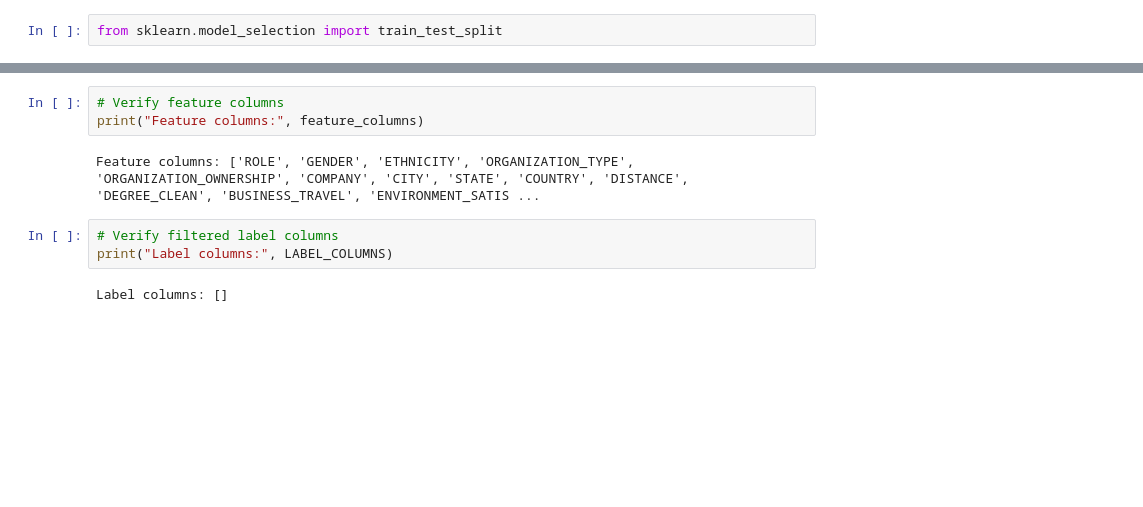
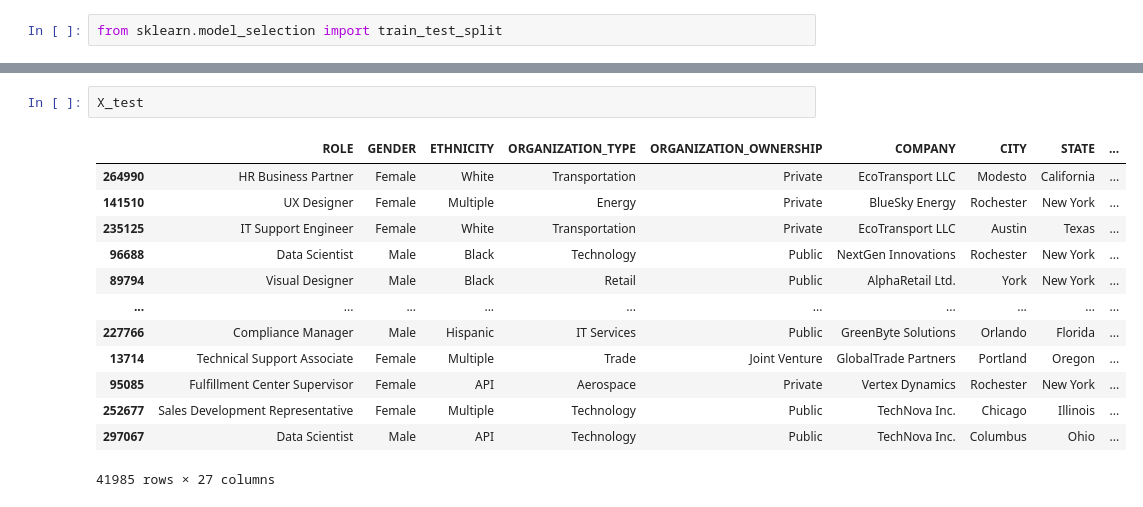
Before and after one commit to Vishal80990/Attrition-Analytic-across-various-sectors, a Jupyter notebook: NEW.ipynb, the cells around one changed output, grey strips where cells are left out. Cells and saved outputs as stored; diff of their text form; blank space fills up the shorter version.

```diff
--- a/NEW.ipynb
+++ b/NEW.ipynb
@@ -153,10 +169,16 @@ ValueError: Found input variables with inconsistent numbers of samples: [209924,
-# %%
-# Verify feature columns
-print("Feature columns:", feature_columns)
-# %% [output]
-Feature columns: ['ROLE', 'GENDER', 'ETHNICITY', 'ORGANIZATION_TYPE', 'ORGANIZATION_OWNERSHIP', 'COMPANY', 'CITY', 'STATE', 'COUNTRY', 'DISTANCE', 'DEGREE_CLEAN', 'BUSINESS_TRAVEL', 'ENVIRONMENT_SATIS ...
-# %%
-# Verify filtered label columns
-print("Label columns:", LABEL_COLUMNS)
-# %% [output]
-Label columns: []
+# %%
+X_test
+# %% [output]
+|  | ROLE | GENDER | ETHNICITY | ORGANIZATION_TYPE | ORGANIZATION_OWNERSHIP | COMPANY | CITY | STATE | ... |
+| 264990 | HR Business Partner | Female | White | Transportation | Private | EcoTransport LLC | Modesto | California | ... |
+| 141510 | UX Designer | Female | Multiple | Energy | Private | BlueSky Energy | Rochester | New York | ... |
+| 235125 | IT Support Engineer | Female | White | Transportation | Private | EcoTransport LLC | Austin | Texas | ... |
+| 96688 | Data Scientist | Male | Black | Technology | Public | NextGen Innovations | Rochester | New York | ... |
+| 89794 | Visual Designer | Male | Black | Retail | Public | AlphaRetail Ltd. | York | New York | ... |
+| ... | ... | ... | ... | ... | ... | ... | ... | ... | ... |
+| 227766 | Compliance Manager | Male | Hispanic | IT Services | Public | GreenByte Solutions | Orlando | Florida | ... |
+| 13714 | Technical Support Associate | Female | Multiple | Trade | Joint Venture | GlobalTrade Partners | Portland | Oregon | ... |
+| 95085 | Fulfillment Center Supervisor | Female | API | Aerospace | Private | Vertex Dynamics | Rochester | New York | ... |
+| 252677 | Sales Development Representative | Female | Multiple | Technology | Public | TechNova Inc. | Chicago | Illinois | ... |
+| 297067 | Data Scientist | Male | API | Technology | Public | TechNova Inc. | Columbus | Ohio | ... |
+41985 rows × 27 columns
```
Also changed, not shown: parts of 4 cells of this notebook.
